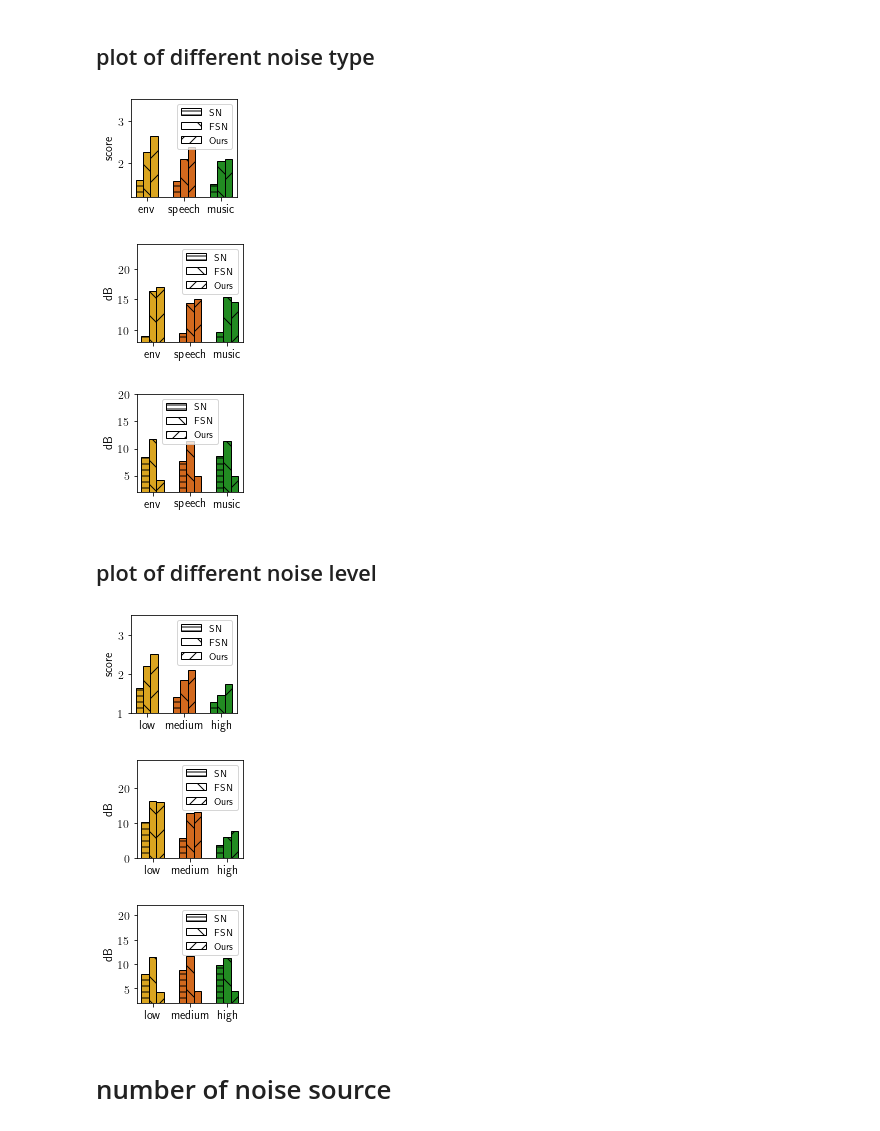
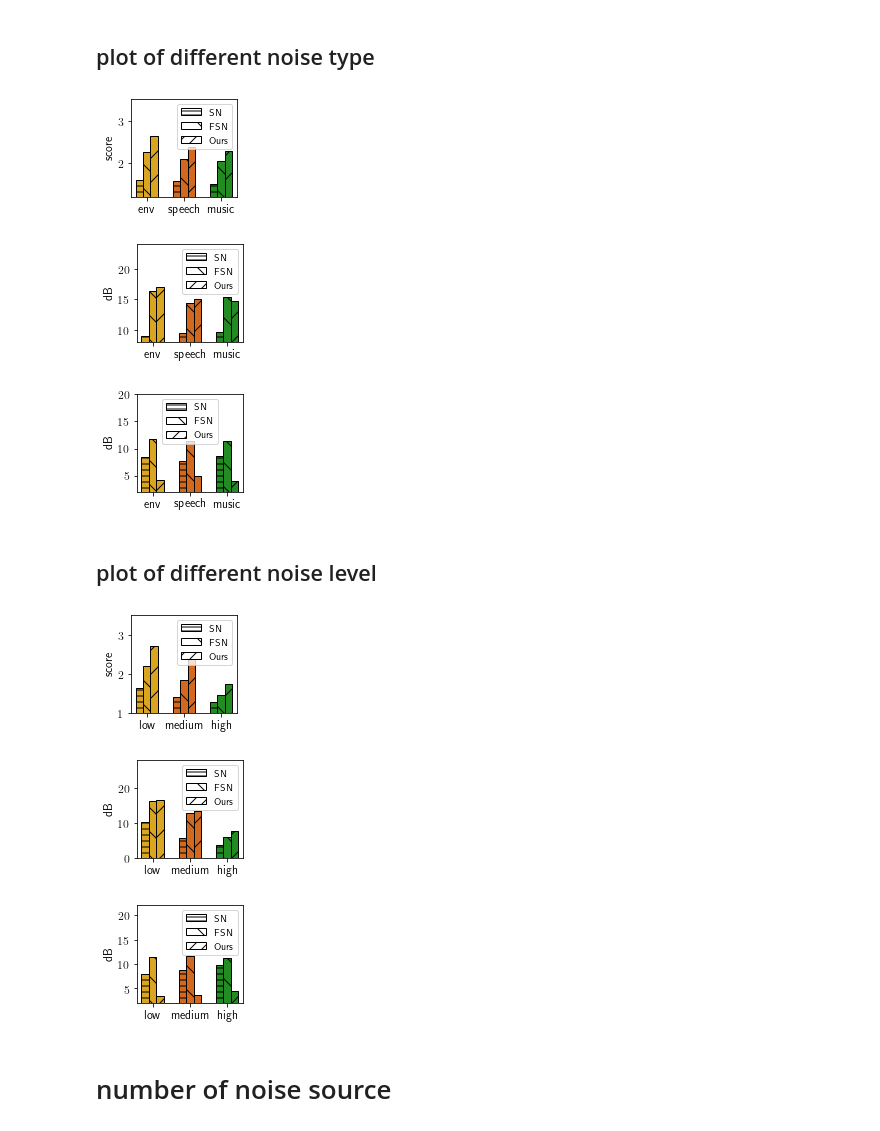
Before and after one commit to lixinghe1999/audioproject, a Jupyter notebook: enhancement/plot/plot.ipynb, the cells around one changed output. Saved outputs shown, nothing was run; the diff lists cells and outputs as text; code cells hidden in the pictures.

```diff
--- a/enhancement/plot/plot.ipynb
+++ b/enhancement/plot/plot.ipynb
@@ -11,7 +11,7 @@ import os
 # %% [markdown]
 ## plot of different noise type
 # %%
-vibvoice = [[ 2.6305507,  17.00351971,  4.19206356], [ 2.3876055,  15.00496573, 4.8847481], [ 2.08928563, 14.48966446,  5.04840044]]
+vibvoice = [[ 2.6305507,  17.00351971,  4.19206356], [ 2.3876055,  15.00496573, 4.8847481], [ 2.27945092, 14.73449333,  4.09927822]]
 fullsubnet = [[ 2.25790361, 16.37513875, 11.77008867], [ 2.0919082, 14.38179343, 11.46691117],
          [ 2.05780501, 15.33207662, 11.37122445]]
 seanet = [[1.61184767, 8.93831405, 8.46797485], [1.59143934, 9.46293924, 7.78994218], [1.51940798, 9.63370319, 8.60993488]]
@@ -36,41 +36,41 @@ for j in range(3):
     plt.savefig('noise_type_' + str(j) + '.pdf', dpi=300)
     plt.show()
 # %% [output]
-[figure, old version]
+[figure, new version]
 [figure]
-[figure, old version]
+[figure, new version]
 # %% [markdown]
   ## plot of different noise level
 # %%
-vibvoice = [[ 2.50307816, 16.13636698,  4.23127691], [ 2.11330643, 13.28623637 , 4.54535452],
+vibvoice = [[ 2.70683865, 16.49892774, 3.3861987 ], [ 2.37236388, 13.48891219, 3.76497123],
             [1.74840187, 7.66297589, 4.53686384]]
 fullsubnet = [[ 2.2166112,  16.46317258, 11.51904089], [ 1.83561012, 12.92231262, 11.5416647 ],
          [ 1.45306784,  6.05461143, 11.30428527]]
 seanet = [[ 1.64948196, 10.35486651,  7.9550005 ], [1.41723649, 5.65593982, 8.77626169], [1.27931496, 3.71290447, 9.82014585]]
 names = ['low', 'medium', 'high']
 colors = ['goldenrod', 'chocolate', 'forestgreen']
 y_lims =  [[1, 3.5], [0, 28], [2, 22]]
 labels = ['score', 'dB', 'dB']
 for j in range(3):
     plt.figure(figsize=(2, 2))
     plt.subplots_adjust(left=0.25, bottom=0.2, right=0.99)
     for i in range(len(names)):
         plt.bar(i, seanet[i][j], color=colors[i], edgecolor='black', width=0.2, hatch='--')
         plt.bar(i + 0.2, fullsubnet[i][j], color=colors[i], edgecolor='black', width=0.2, hatch='\\')
         plt.bar(i + 0.4, vibvoice[i][j], color=colors[i], edgecolor='black', width=0.2, hatch='/')
     plt.ylim(y_lims[j])
     plt.ylabel(labels[j])
     plt.xticks([0.2, 1.2, 2.2], names)
     seanet_patch = mpatches.Patch(edgecolor='black', facecolor='white', hatch='---', label='SN')
     fullsubnet_patch = mpatches.Patch(edgecolor='black', facecolor='white', hatch='\\', label='FSN')
     vibvoice_patch = mpatches.Patch(edgecolor='black', facecolor='white', hatch='//', label='Ours')
     plt.legend(handles=[seanet_patch, fullsubnet_patch, vibvoice_patch], prop={'size': 10})
     plt.savefig('noise_level_' + str(j) + '.pdf', dpi=300)
     plt.show()
 # %% [output]
-[figure, old version]
+[figure, new version]
 [figure]
-[figure, old version]
+[figure, new version]
 # %% [markdown]
 # number of noise source
 # %%
```
Also changed, not shown: parts of 7 cells of this notebook, 4 other files.
